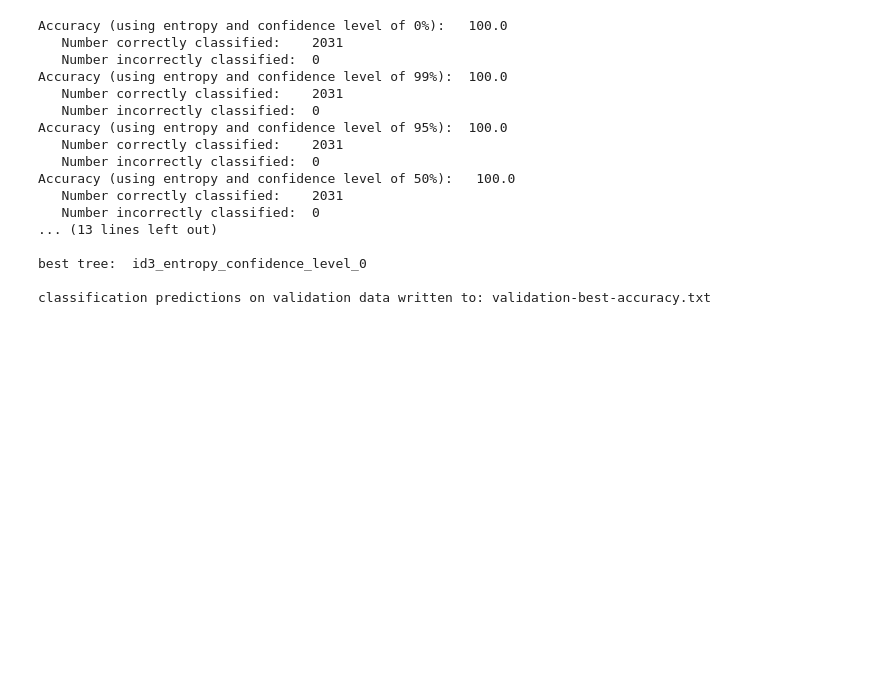
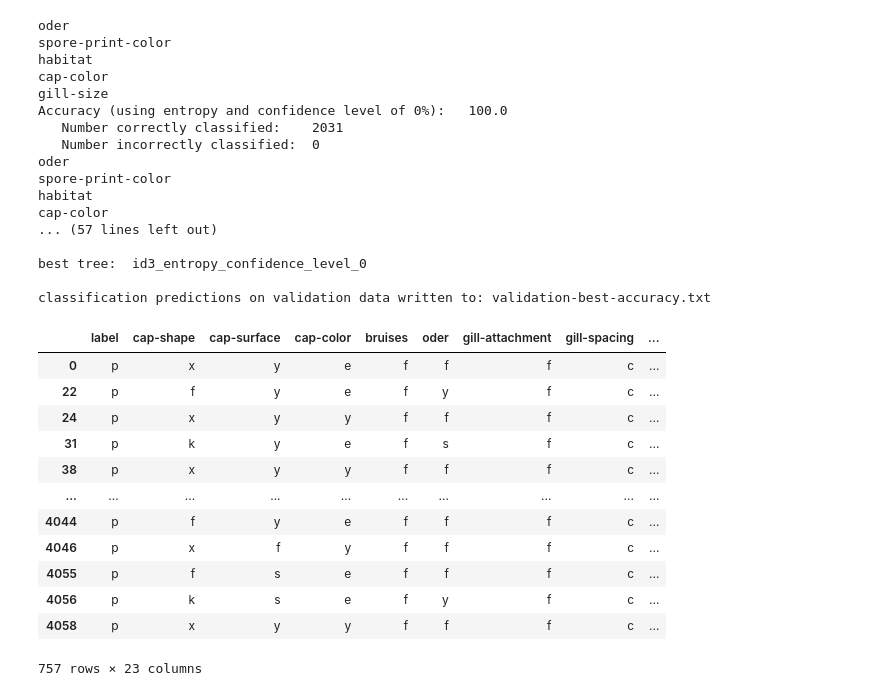
Before and after one commit to EstebanGuillen/MachineLearning, a Jupyter notebook: Project_1.ipynb, the cells around one changed output. Cells and saved outputs as stored; diff of their text form; code cells hidden in the pictures; blank space fills up the shorter version.

```diff
--- a/Project_1.ipynb
+++ b/Project_1.ipynb
@@ -2,7 +2,7 @@
 #using pandas DataFrame to hold training, testing, and validation data
 import pandas as pd
 from pandas import set_option
-set_option("display.max_rows", 20)
+set_option("display.max_rows", 10)
 
 LARGE_FIGSIZE = (12, 8)
 import math
@@ -311,7 +311,7 @@ def id3(examples, target_attribute, attribute_list, alpha):
         leaf.label = extract_most_common_value(examples,target_attribute)
         return leaf
     root.decision_attribute = a
-
+    print(a)
     values = possible_range_of_values(a)
     #iterate over all the possible values of an attribute and create branches for each value
     for value in values:
@@ -498,20 +498,39 @@ print("classification predictions on validation data written to: validation-best
 
 print("")
 # %% [output]
+oder
+spore-print-color
+habitat
+cap-color
+gill-size
 Accuracy (using entropy and confidence level of 0%):   100.0
    Number correctly classified:    2031
    Number incorrectly classified:  0
-Accuracy (using entropy and confidence level of 99%):  100.0
-   Number correctly classified:    2031
-   Number incorrectly classified:  0
-Accuracy (using entropy and confidence level of 95%):  100.0
-   Number correctly classified:    2031
-   Number incorrectly classified:  0
-Accuracy (using entropy and confidence level of 50%):   100.0
-   Number correctly classified:    2031
-   Number incorrectly classified:  0
-... (13 lines left out)
+oder
+spore-print-color
+habitat
+cap-color
+... (57 lines left out)
 
 best tree:  id3_entropy_confidence_level_0
 
 classification predictions on validation data written to: validation-best-accuracy.txt
+# %%
+bright = training_data[training_data['cap-color'].isin(['e','y'])]
+# %%
+bright_p = bright[bright['label'] == 'p']
+bright_p
+# %% [output]
+|  | label | cap-shape | cap-surface | cap-color | bruises | oder | gill-attachment | gill-spacing | ... |
+| 0 | p | x | y | e | f | f | f | c | ... |
+| 22 | p | f | y | e | f | y | f | c | ... |
+| 24 | p | x | y | y | f | f | f | c | ... |
+| 31 | p | k | y | e | f | s | f | c | ... |
+| 38 | p | x | y | y | f | f | f | c | ... |
+| ... | ... | ... | ... | ... | ... | ... | ... | ... | ... |
+| 4044 | p | f | y | e | f | f | f | c | ... |
+| 4046 | p | x | f | y | f | f | f | c | ... |
+| 4055 | p | f | s | e | f | f | f | c | ... |
+| 4056 | p | k | s | e | f | y | f | c | ... |
+| 4058 | p | x | y | y | f | f | f | c | ... |
+757 rows × 23 columns
```
Also changed, not shown: parts of 6 cells of this notebook, 1 other file.
